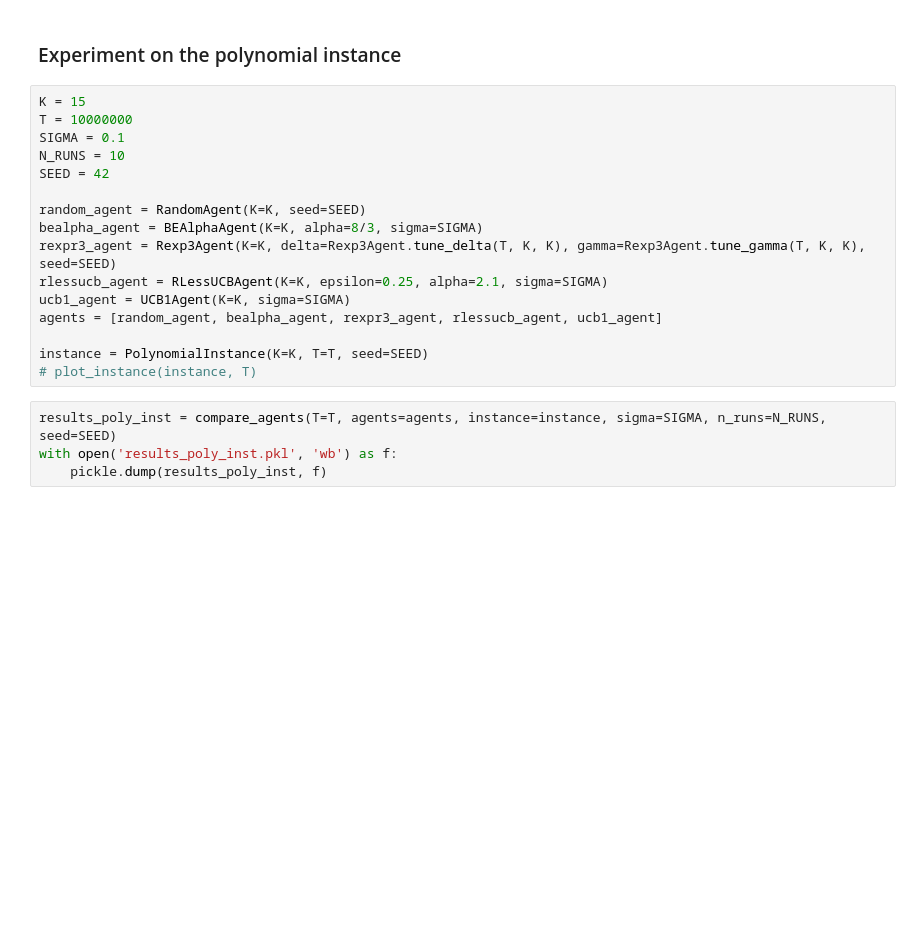
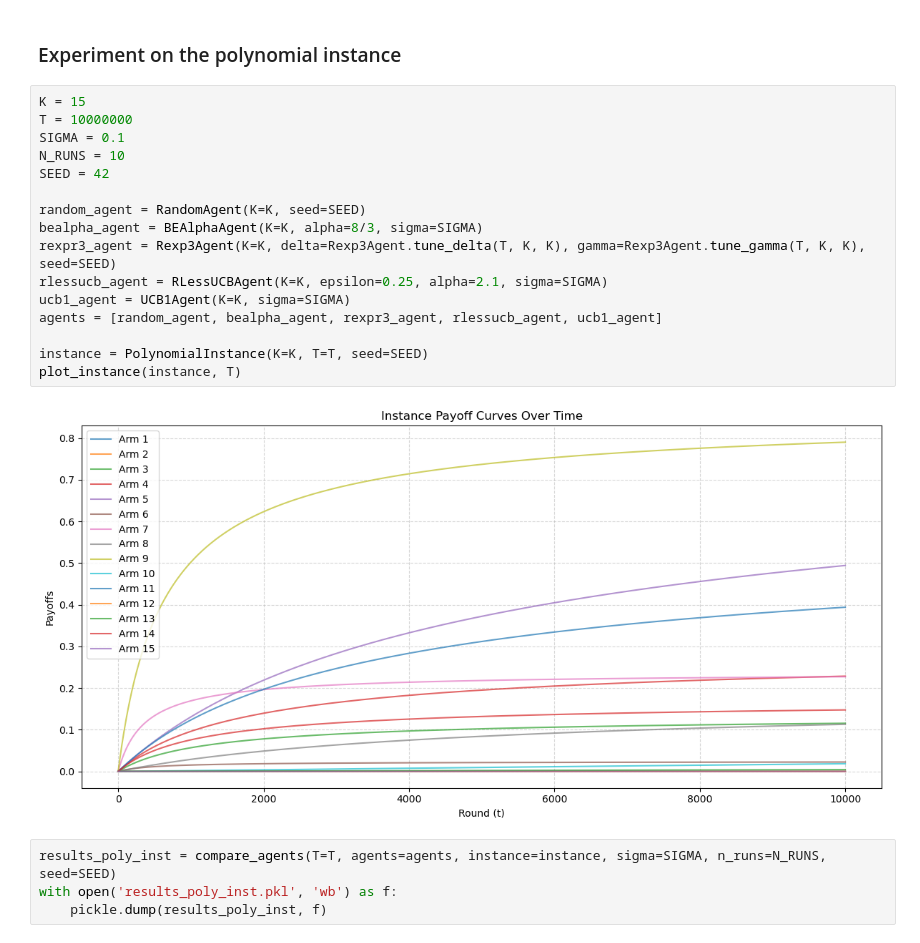
Before and after one commit to m1gwings/rcbealpha-experiments, a Jupyter notebook: bealpha-experiments.ipynb, the cells around one changed output. Cells and saved outputs as stored; diff of their text form; blank space fills up the shorter version.

```diff
--- a/bealpha-experiments.ipynb
+++ b/bealpha-experiments.ipynb
@@ -507,19 +546,21 @@ plot_comparison(results_exp_inst)
 # %%
 K = 15
 T = 10000000
 SIGMA = 0.1
 N_RUNS = 10
 SEED = 42
 
 random_agent = RandomAgent(K=K, seed=SEED)
 bealpha_agent = BEAlphaAgent(K=K, alpha=8/3, sigma=SIGMA)
 rexpr3_agent = Rexp3Agent(K=K, delta=Rexp3Agent.tune_delta(T, K, K), gamma=Rexp3Agent.tune_gamma(T, K, K), seed=SEED)
 rlessucb_agent = RLessUCBAgent(K=K, epsilon=0.25, alpha=2.1, sigma=SIGMA)
 ucb1_agent = UCB1Agent(K=K, sigma=SIGMA)
 agents = [random_agent, bealpha_agent, rexpr3_agent, rlessucb_agent, ucb1_agent]
 
 instance = PolynomialInstance(K=K, T=T, seed=SEED)
-# plot_instance(instance, T)
+plot_instance(instance, T)
+# %% [output]
+[figure, added]
 # %%
 results_poly_inst = compare_agents(T=T, agents=agents, instance=instance, sigma=SIGMA, n_runs=N_RUNS, seed=SEED)
 with open('results_poly_inst.pkl', 'wb') as f:
```
Also changed, not shown: parts of 15 cells of this notebook.
